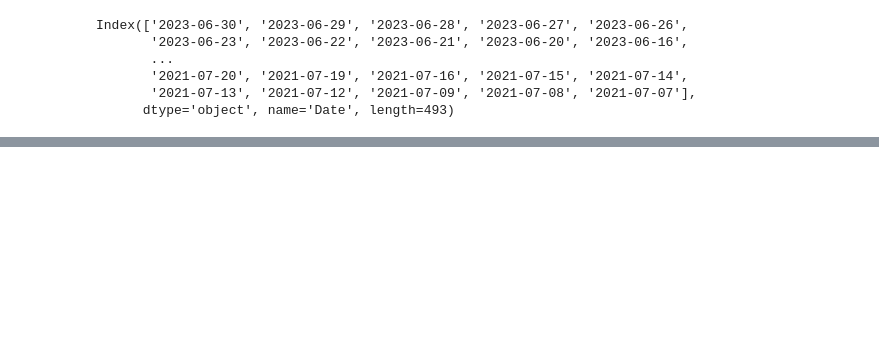
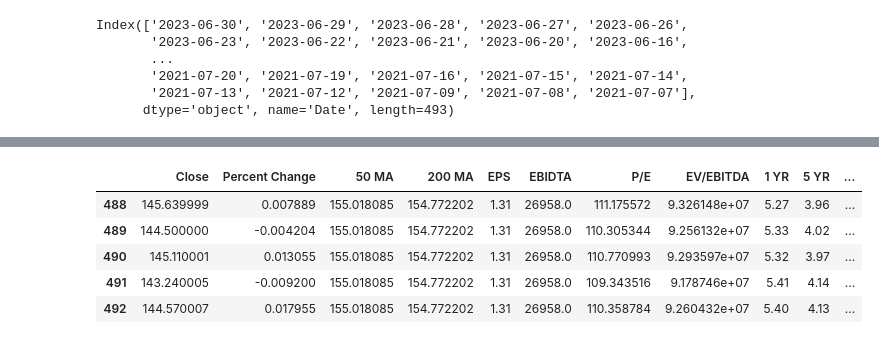
Before and after one commit to alexnovis1/Analyst_Rating, a Jupyter notebook: analyst_rating.ipynb, the cells around one changed output, grey strips where cells are left out. Drawn from its saved outputs; the diff is of its cells as text; code cells hidden in the pictures; blank space fills up the shorter version.

```diff
--- a/analyst_rating.ipynb
+++ b/analyst_rating.ipynb
@@ -798,0 +843,11 @@ aapl_df.to_csv('analyst_rating.csv')
+# %%
+aapl_no_dt = aapl_df.reset_index(drop=True)
+
+aapl_no_dt.tail()
+# %% [output]
+|  | Close | Percent Change | 50 MA | 200 MA | EPS | EBIDTA | P/E | EV/EBITDA | 1 YR | 5 YR | ... |
+| 488 | 145.639999 | 0.007889 | 155.018085 | 154.772202 | 1.31 | 26958.0 | 111.175572 | 9.326148e+07 | 5.27 | 3.96 | ... |
+| 489 | 144.500000 | -0.004204 | 155.018085 | 154.772202 | 1.31 | 26958.0 | 110.305344 | 9.256132e+07 | 5.33 | 4.02 | ... |
+| 490 | 145.110001 | 0.013055 | 155.018085 | 154.772202 | 1.31 | 26958.0 | 110.770993 | 9.293597e+07 | 5.32 | 3.97 | ... |
+| 491 | 143.240005 | -0.009200 | 155.018085 | 154.772202 | 1.31 | 26958.0 | 109.343516 | 9.178746e+07 | 5.41 | 4.14 | ... |
+| 492 | 144.570007 | 0.017955 | 155.018085 | 154.772202 | 1.31 | 26958.0 | 110.358784 | 9.260432e+07 | 5.40 | 4.13 | ... |
```
Also changed, not shown: parts of 29 cells of this notebook, 3 other files.
